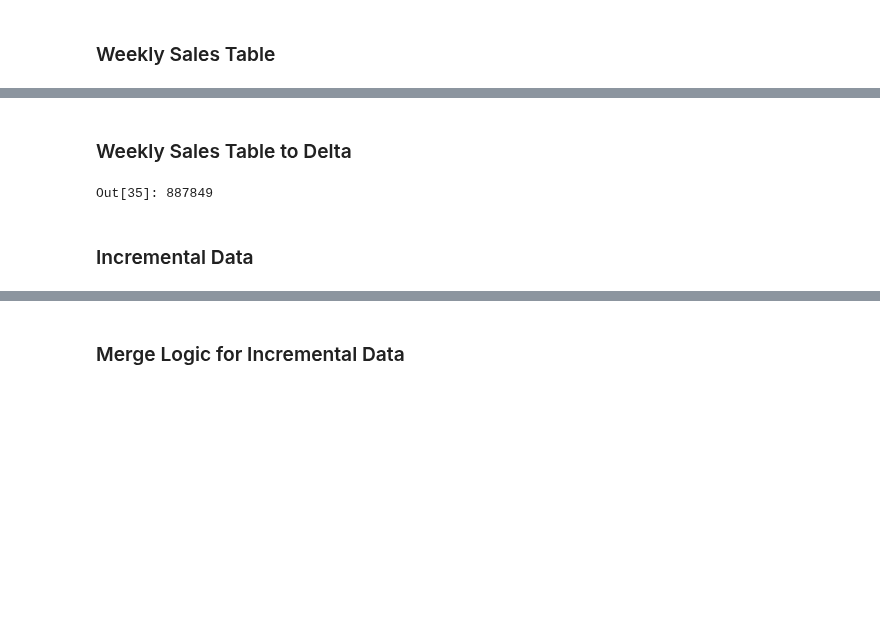
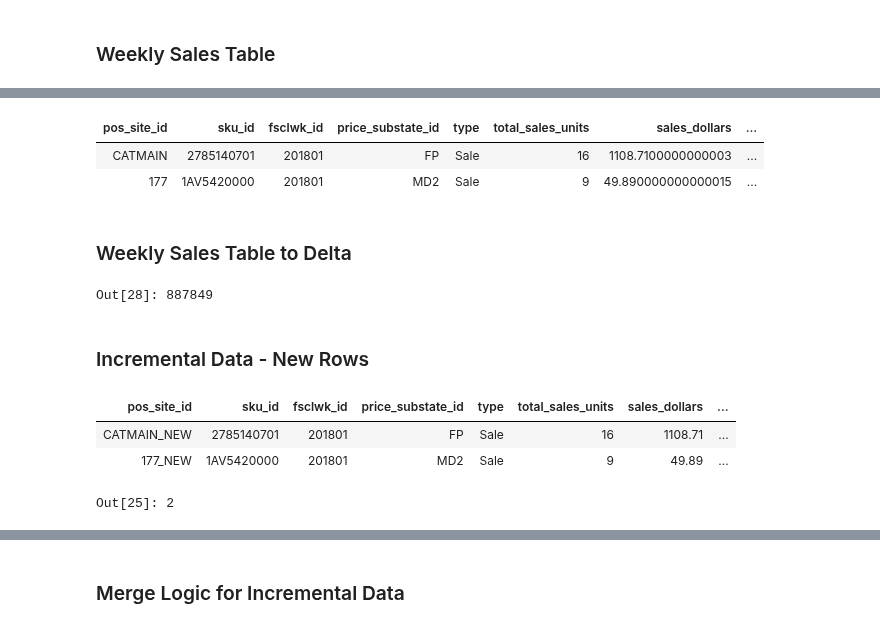
Before and after one commit to ksr199221/weekly_sales, a Jupyter notebook: Data_Processing.ipynb, the cells around one changed output, grey strips where cells are left out. Drawn from its saved outputs; the diff is of its cells as text; code cells hidden in the pictures; blank space fills up the shorter version.

```diff
--- a/Data_Processing.ipynb
+++ b/Data_Processing.ipynb
@@ -62,7 +62,10 @@ display(df_calendar.limit(2))
 ### Weekly Sales Table
 # %%
 from pyspark.sql import functions as F
+from pyspark.sql import types as ty
+from datetime import datetime
 
+processed_date=datetime.now().strftime("%Y-%m-%d %H:%M:%S")
 df_mview_weekly_sales = (
     df_transactions.alias("t")
     .join(
@@ -82,4 +85,5 @@ df_mview_weekly_sales = (
         F.sum("t.sales_dollars").alias("sales_dollars"),
         F.sum("t.discount_dollars").alias("discount_dollars"),
     )
+    .withColumn("processed_date", F.lit(processed_date).cast(ty.TimestampType()))
 )
@@ -96,3 +90,9 @@ only showing top 2 rows
+# %%
+display(df_mview_weekly_sales.limit(2))
+# %% [output]
+| pos_site_id | sku_id | fsclwk_id | price_substate_id | type | total_sales_units | sales_dollars | ... |
+| CATMAIN | 2785140701 | 201801 | FP | Sale | 16 | 1108.7100000000003 | ... |
+| 177 | 1AV5420000 | 201801 | MD2 | Sale | 9 | 49.890000000000015 | ... |
 # %% [markdown]
 ### Weekly Sales Table to Delta
 # %%
@@ -100,9 +100,9 @@ df_mview_weekly_sales.write.format("delta").mode("overwrite").option("overwriteS
 # %%
 df_mview_weekly_sales.count()
 # %% [output]
-Out[35]: 887849
+Out[28]: 887849
 # %% [markdown]
-### Incremental Data
+### Incremental Data - New Rows
 # %%
 from pyspark.sql.types import *
 schema = StructType([
@@ -113,10 +113,20 @@ schema = StructType([
     StructField("type", StringType(), True),
     StructField("total_sales_units", LongType(), True),
     StructField("sales_dollars", DoubleType(), True),
-    StructField("discount_dollars", DoubleType(), True)
+    StructField("discount_dollars", DoubleType(), True),
+    StructField("processed_date", TimestampType(), True)
 ])
 data = [
-    ("CATMAIN_NEW", "2785140701", 201801, "FP", "Sale", 16, 1108.71, 10.49),
-    ("177_NEW", "1AV5420000", 201801, "MD2", "Sale", 9, 49.89, 39.93)
+    ("CATMAIN_NEW", "2785140701", 201801, "FP", "Sale", 16, 1108.71, 10.49,datetime.now()),
+    ("177_NEW", "1AV5420000", 201801, "MD2", "Sale", 9, 49.89, 39.93,datetime.now())
 ]
 df_inc_data = spark.createDataFrame(data, schema=schema)
+display(df_inc_data)
+# %% [output]
+| pos_site_id | sku_id | fsclwk_id | price_substate_id | type | total_sales_units | sales_dollars | ... |
+| CATMAIN_NEW | 2785140701 | 201801 | FP | Sale | 16 | 1108.71 | ... |
+| 177_NEW | 1AV5420000 | 201801 | MD2 | Sale | 9 | 49.89 | ... |
+# %%
+df_inc_data.count()
+# %% [output]
+Out[25]: 2
```
Also changed, not shown: parts of 7 cells of this notebook, 2 other files.
